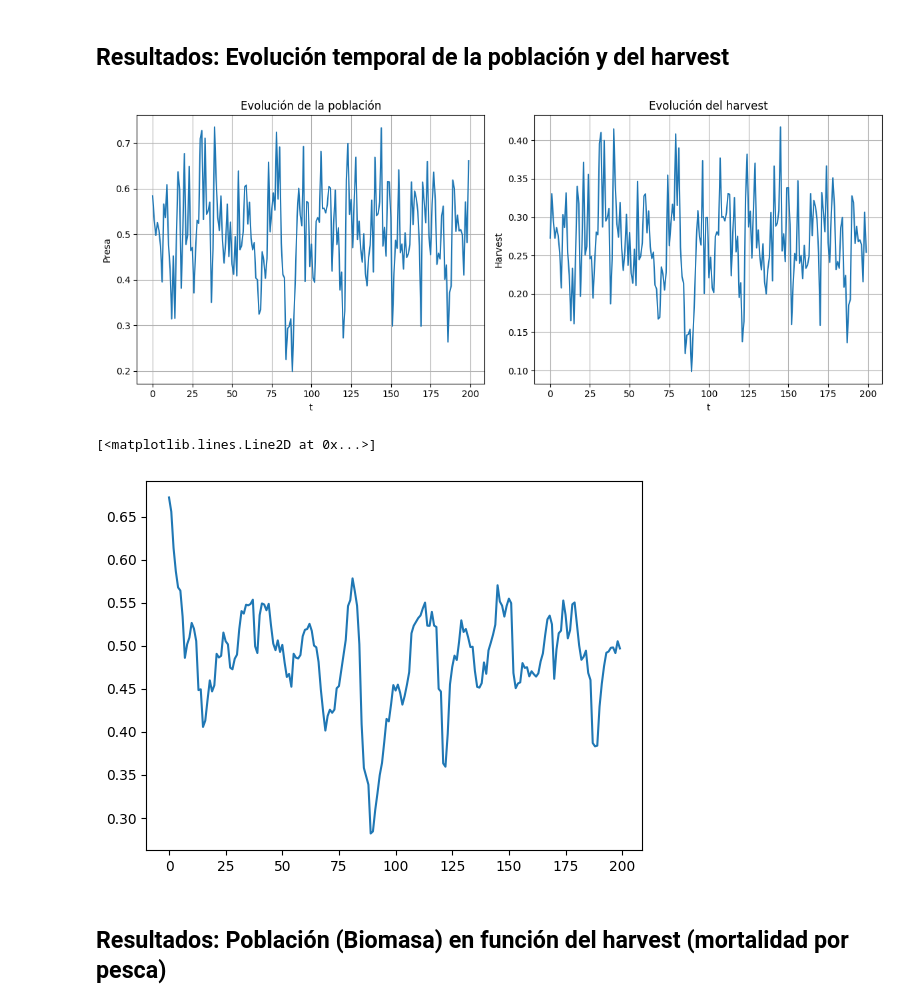
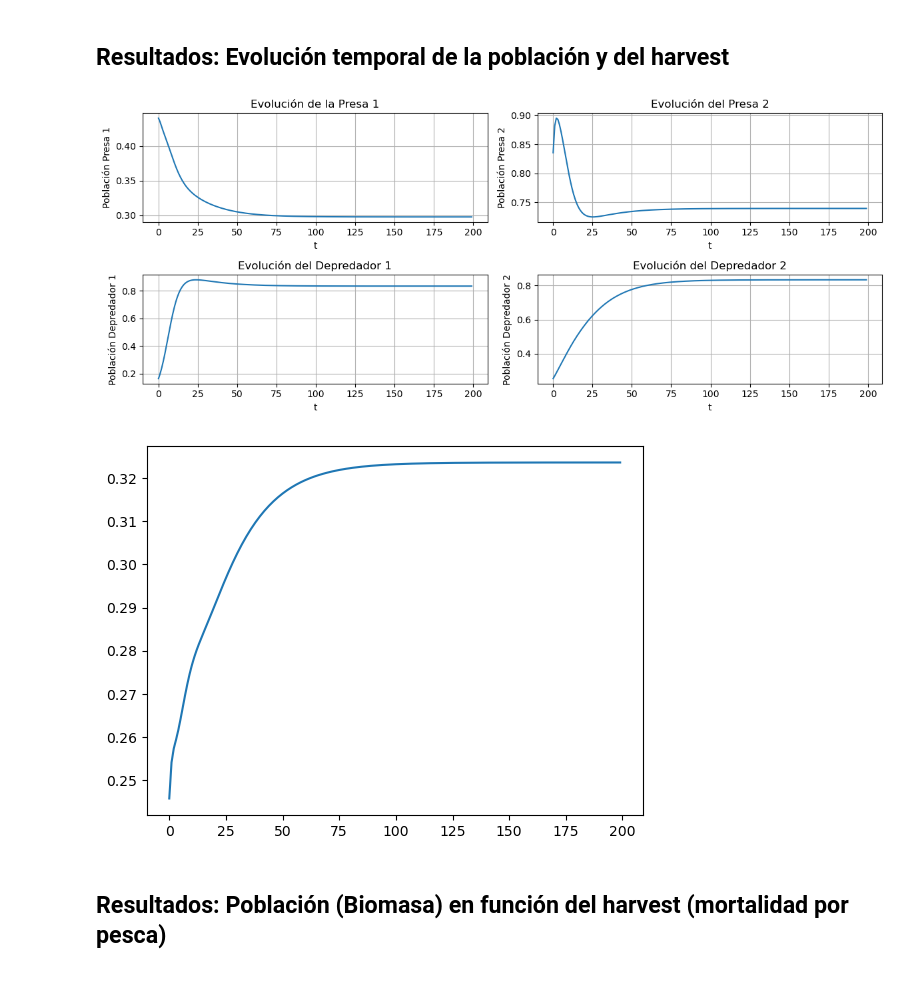
Before and after one commit to ManzaLord/Reinforcement-Learning, a Jupyter notebook: Proyecto/estudio4D.ipynb, the cells around one changed output. Cells and saved outputs as stored; diff of their text form; code cells hidden in the pictures.

Commit message:
Implementación de gráficas para 4D (deben arreglarse)

```diff
--- a/Proyecto/estudio4D.ipynb
+++ b/Proyecto/estudio4D.ipynb
@@ -74,7 +78,7 @@ Wrapping the env in a DummyVecEnv.
 ------------------------------------------
 # %%
 #Carga el modelo (para evitar correr el entrenamiento todas las veces)
-agent = PPO.load("ppo_pesca_4D")
+agent = PPO.load("ppo_pesca_4D", device="cpu")
 # %%
 #Cantidad de steps
 N = 200
@@ -83,8 +87,10 @@ N = 200
 obs, _ = env.reset()
 
 #Listas para guardar la población y el harvest
-presa = np.zeros(N)
-depredador = np.zeros(N)
+presa1 = np.zeros(N)
+depredador1 = np.zeros(N)
+presa2 = np.zeros(N)
+depredador2 = np.zeros(N)
 harvest = np.zeros(N)
 
 for i in range(N):
@@ -96,8 +102,10 @@ for i in range(N):
     obs, reward, terminated, truncated, _ = env.step(action)
 
     #Registra la población de cada paso
-    presa[i] = env.unnormalize(obs[0])
-    depredador[i] = env.unnormalize(obs[1])
+    presa1[i] = env.unnormalize(obs[0])
+    presa2[i] = env.unnormalize(obs[1])
+    depredador1[i] = env.unnormalize(obs[2])
+    depredador2[i] = env.unnormalize(obs[3])
 
     #Registra los rewards de cada paso
     harvest[i] = reward
@@ -122,30 +112,45 @@ for i in range(N):
 # %% [markdown]
 ## Resultados: Evolución temporal de la población y del harvest
 # %%
-fig, axs = plt.subplots(1, 2, figsize=(12, 5))
+fig, axs = plt.subplots(2, 2, figsize=(12, 5))
 
-# Gráfica de población
-axs[0].plot(presa)
-axs[0].set_xlabel("t")
-axs[0].set_ylabel("Presa")
-axs[0].set_title("Evolución de la población")
-axs[0].grid(True)
+# Gráfica de Población1
+axs[0,0].plot(presa1)
+axs[0,0].set_xlabel("t")
+axs[0,0].set_ylabel("Población Presa 1")
+axs[0,0].set_title("Evolución de la Presa 1")
+axs[0,0].grid(True)
 
-# Gráfica de harvest
-axs[1].plot(harvest)
-axs[1].set_xlabel("t")
-axs[1].set_ylabel("Harvest")
-axs[1].set_title("Evolución del harvest")
-axs[1].grid(True)
+# Gráfica de Población2
+axs[0, 1].plot(presa2)
+axs[0, 1].set_xlabel("t")
+axs[0, 1].set_ylabel("Población Presa 2")
+axs[0, 1].set_title("Evolución del Presa 2")
+axs[0, 1].grid(True)
+
+# Gráfica de Depredador1
+axs[1, 0].plot(depredador1)
+axs[1, 0].set_xlabel("t")
+axs[1, 0].set_ylabel("Población Depredador 1")
+axs[1, 0].set_title("Evolución del Depredador 1")
+axs[1, 0].grid(True)
+
+# Gráfica de Depredador2
+axs[1, 1].plot(depredador2)
+axs[1, 1].set_xlabel("t")
+axs[1, 1].set_ylabel("Población Depredador 2")
+axs[1, 1].set_title("Evolución del Depredador 2")
+axs[1, 1].grid(True)
 
 plt.tight_layout()
 plt.show()
-
-plt.plot(depredador)
 # %% [output]
-[figure, old version]
+[figure, new version]
-[<matplotlib.lines.Line2D at 0x...>]
-[figure, removed]
+# %%
+plt.plot(harvest)
+plt.show()
+# %% [output]
+[figure, added]
 # %% [markdown]
 ## Resultados: Población (Biomasa) en función del harvest (mortalidad por pesca)
 # %%
```
Also changed, not shown: parts of 5 cells of this notebook, 4 other files.
